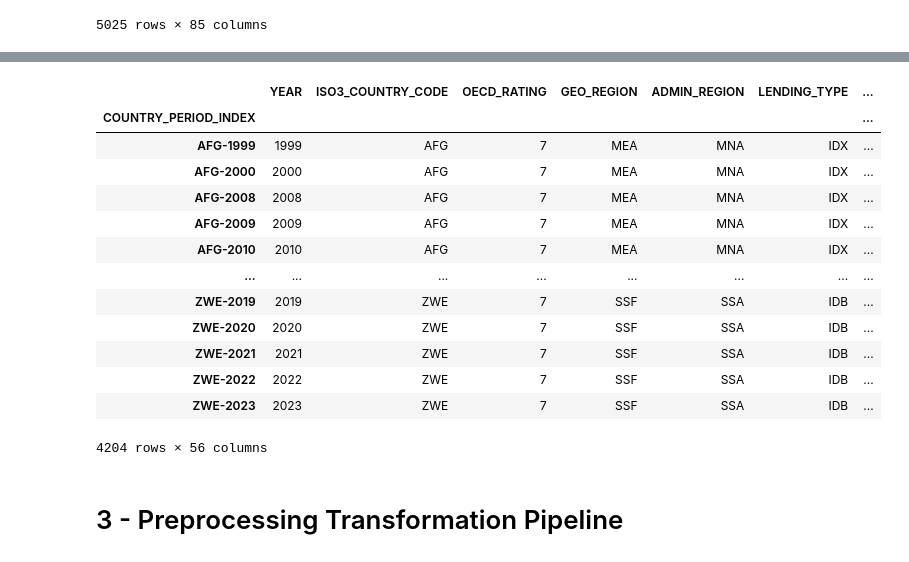
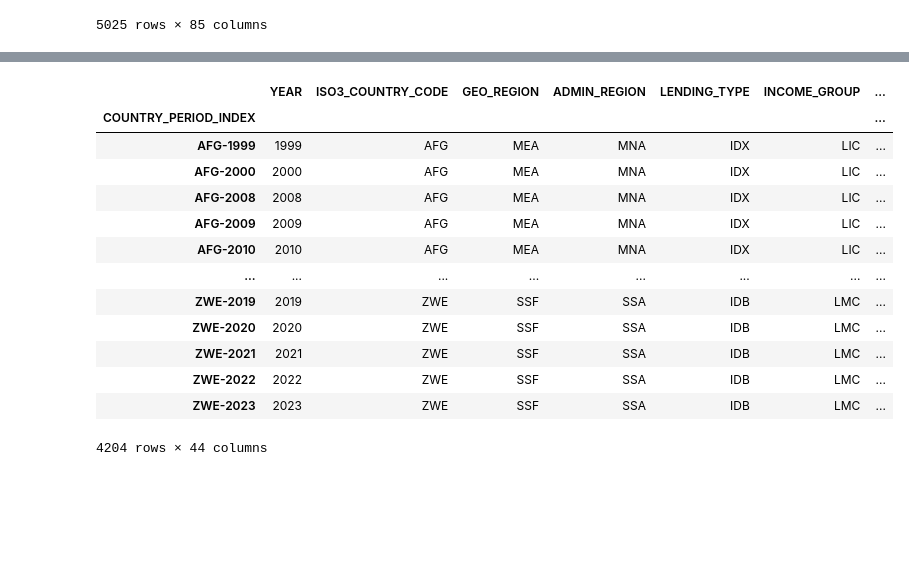
Before and after one commit to hippograndet/country_risk_rating, a Jupyter notebook: notebooks/03-Feature_Selection.ipynb, the cells around one changed output, grey strips where cells are left out. Saved outputs shown, nothing was run; the diff lists cells and outputs as text; code cells hidden in the pictures; blank space fills up the shorter version.

```diff
--- a/notebooks/03-Feature_Selection.ipynb
+++ b/notebooks/03-Feature_Selection.ipynb
@@ -39,0 +80,3 @@ dataset
+# %%
+dataset = io.load_csv(config.INTERIM_DATA_DIR / 'feature_selected_dataset.csv', index_col=0)
+dataset
@@ -40,3 +98,8 @@ dataset
+# %%
+non_float_features = []
+for c in non_float_features_t:
+    if c != 'OECD_RATING':
+        non_float_features.append(c)
 # %%
-dataset = dataset[dataset['OECD_RATING'] != '-']
-dataset
+X = dataset.drop(columns=['OECD_RATING'])
+y = dataset['OECD_RATING']
@@ -121,3 +105,0 @@ dataset_clean
-# %%
-# float_features = dataset_clean.columns[dataset_clean.dtypes==float]
-non_float_features = dataset_clean.columns[dataset_clean.dtypes!=float]
@@ -160,22 +106,23 @@ dataset_clean
-# %%
-dataset_clean = dataset_clean[non_float_features].join(select_by_mutual_information(
-    dataset_clean.drop(columns=non_float_features),
-    dataset_clean['OECD_RATING']
-))
-dataset_clean
-# %% [output]
-|  | YEAR | ISO3_COUNTRY_CODE | OECD_RATING | GEO_REGION | ADMIN_REGION | LENDING_TYPE | ... |
-| COUNTRY_PERIOD_INDEX |  |  |  |  |  |  | ... |
-| AFG-1999 | 1999 | AFG | 7 | MEA | MNA | IDX | ... |
-| AFG-2000 | 2000 | AFG | 7 | MEA | MNA | IDX | ... |
-| AFG-2008 | 2008 | AFG | 7 | MEA | MNA | IDX | ... |
-| AFG-2009 | 2009 | AFG | 7 | MEA | MNA | IDX | ... |
-| AFG-2010 | 2010 | AFG | 7 | MEA | MNA | IDX | ... |
-| ... | ... | ... | ... | ... | ... | ... | ... |
-| ZWE-2019 | 2019 | ZWE | 7 | SSF | SSA | IDB | ... |
-| ZWE-2020 | 2020 | ZWE | 7 | SSF | SSA | IDB | ... |
-| ZWE-2021 | 2021 | ZWE | 7 | SSF | SSA | IDB | ... |
-| ZWE-2022 | 2022 | ZWE | 7 | SSF | SSA | IDB | ... |
-| ZWE-2023 | 2023 | ZWE | 7 | SSF | SSA | IDB | ... |
-4204 rows × 56 columns
+# %%
+X = X[non_float_features].join(pruning.drop_low_target_correlation(
+    X.drop(columns=non_float_features),
+    y,
+    min_abs_corr=0.05
+))
+X
+# %% [output]
+|  | YEAR | ISO3_COUNTRY_CODE | GEO_REGION | ADMIN_REGION | LENDING_TYPE | INCOME_GROUP | ... |
+| COUNTRY_PERIOD_INDEX |  |  |  |  |  |  | ... |
+| AFG-1999 | 1999 | AFG | MEA | MNA | IDX | LIC | ... |
+| AFG-2000 | 2000 | AFG | MEA | MNA | IDX | LIC | ... |
+| AFG-2008 | 2008 | AFG | MEA | MNA | IDX | LIC | ... |
+| AFG-2009 | 2009 | AFG | MEA | MNA | IDX | LIC | ... |
+| AFG-2010 | 2010 | AFG | MEA | MNA | IDX | LIC | ... |
+| ... | ... | ... | ... | ... | ... | ... | ... |
+| ZWE-2019 | 2019 | ZWE | SSF | SSA | IDB | LMC | ... |
+| ZWE-2020 | 2020 | ZWE | SSF | SSA | IDB | LMC | ... |
+| ZWE-2021 | 2021 | ZWE | SSF | SSA | IDB | LMC | ... |
+| ZWE-2022 | 2022 | ZWE | SSF | SSA | IDB | LMC | ... |
+| ZWE-2023 | 2023 | ZWE | SSF | SSA | IDB | LMC | ... |
+4204 rows × 44 columns
 # %%
@@ -183,2 +129,0 @@ io.save_csv(dataset_clean, config.PROCESSED_DATA_DIR / 'preprocessed_dataset.csv
-# %% [markdown]
-# 3 - Preprocessing Transformation Pipeline
```
Also changed, not shown: parts of 22 cells of this notebook, 10 other files.
